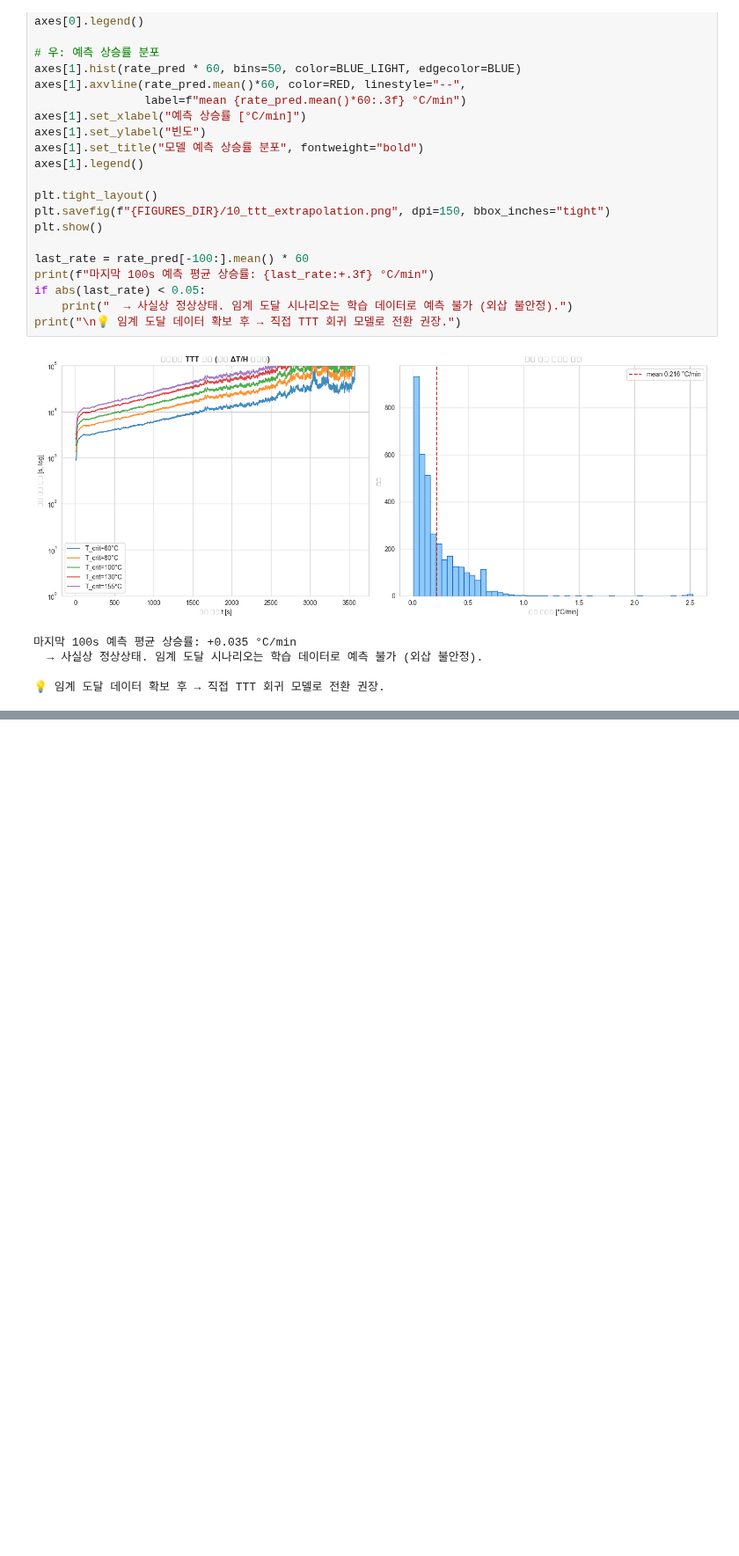
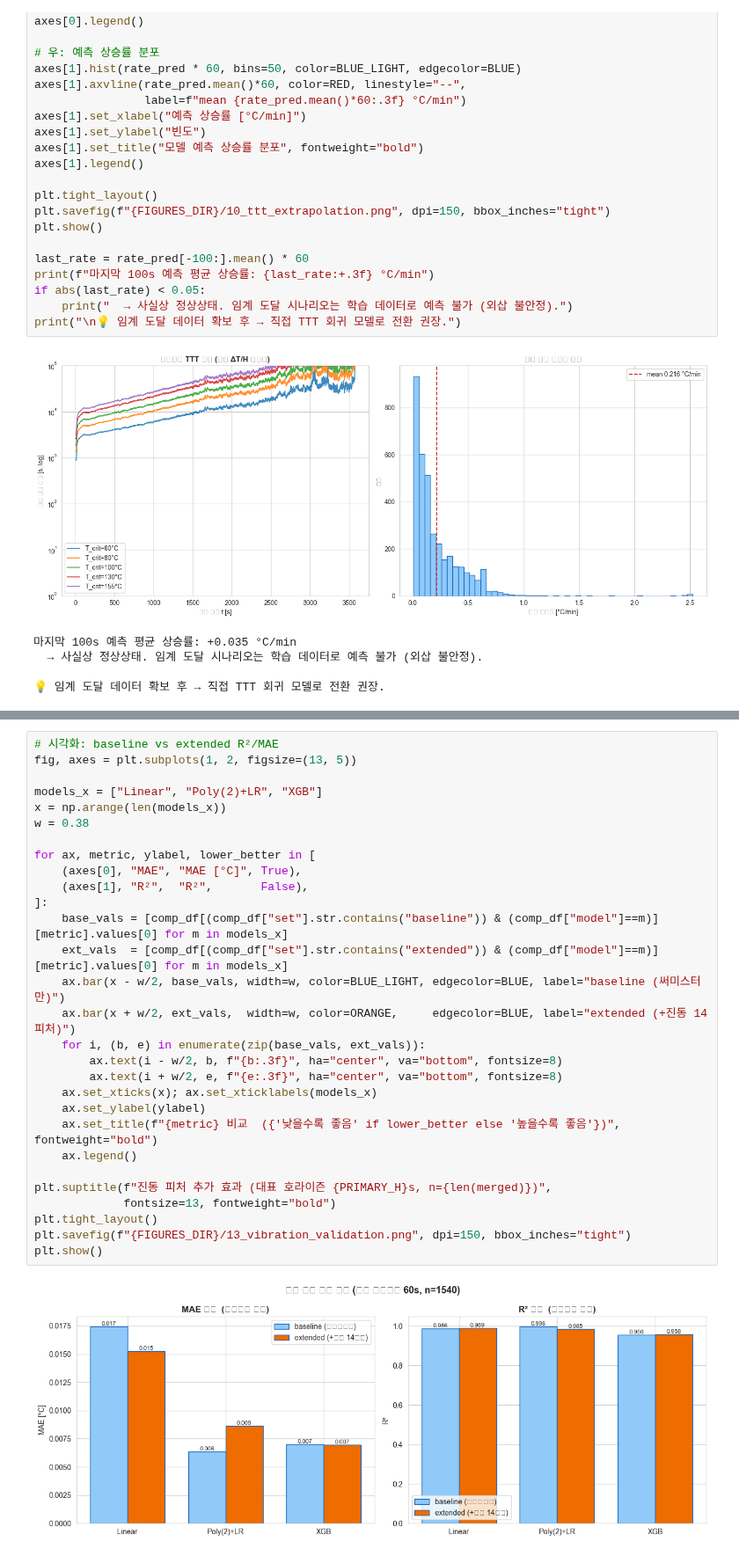
Before and after one commit to INHA-IN-GPS-2026/IN_GPS_ML_Validation, a Jupyter notebook: notebooks/01_model_evaluation.ipynb, the cells around one changed output, grey strips where cells are left out. Shown at 88% size. Drawn from its saved outputs; the diff is of its cells as text; blank space fills up the shorter version.

```diff
--- a/notebooks/01_model_evaluation.ipynb
+++ b/notebooks/01_model_evaluation.ipynb
@@ -681,0 +1036,31 @@ print("\n💡 임계 도달 데이터 확보 후 → 직접 TTT 회귀 모델로
+# %%
+# 시각화: baseline vs extended R²/MAE
+fig, axes = plt.subplots(1, 2, figsize=(13, 5))
+
+models_x = ["Linear", "Poly(2)+LR", "XGB"]
+x = np.arange(len(models_x))
+w = 0.38
+
+for ax, metric, ylabel, lower_better in [
+    (axes[0], "MAE", "MAE [°C]", True),
+    (axes[1], "R²",  "R²",       False),
+]:
+    base_vals = [comp_df[(comp_df["set"].str.contains("baseline")) & (comp_df["model"]==m)][metric].values[0] for m in models_x]
+    ext_vals  = [comp_df[(comp_df["set"].str.contains("extended")) & (comp_df["model"]==m)][metric].values[0] for m in models_x]
+    ax.bar(x - w/2, base_vals, width=w, color=BLUE_LIGHT, edgecolor=BLUE, label="baseline (써미스터만)")
+    ax.bar(x + w/2, ext_vals,  width=w, color=ORANGE,     edgecolor=BLUE, label="extended (+진동 14피처)")
+    for i, (b, e) in enumerate(zip(base_vals, ext_vals)):
+        ax.text(i - w/2, b, f"{b:.3f}", ha="center", va="bottom", fontsize=8)
+        ax.text(i + w/2, e, f"{e:.3f}", ha="center", va="bottom", fontsize=8)
+    ax.set_xticks(x); ax.set_xticklabels(models_x)
+    ax.set_ylabel(ylabel)
+    ax.set_title(f"{metric} 비교  ({'낮을수록 좋음' if lower_better else '높을수록 좋음'})", fontweight="bold")
+    ax.legend()
+
+plt.suptitle(f"진동 피처 추가 효과 (대표 호라이즌 {PRIMARY_H}s, n={len(merged)})",
+             fontsize=13, fontweight="bold")
+plt.tight_layout()
+plt.savefig(f"{FIGURES_DIR}/13_vibration_validation.png", dpi=150, bbox_inches="tight")
+plt.show()
+# %% [output]
+[figure, added]
```
Also changed, not shown: parts of 9 cells of this notebook, 12 other files.
